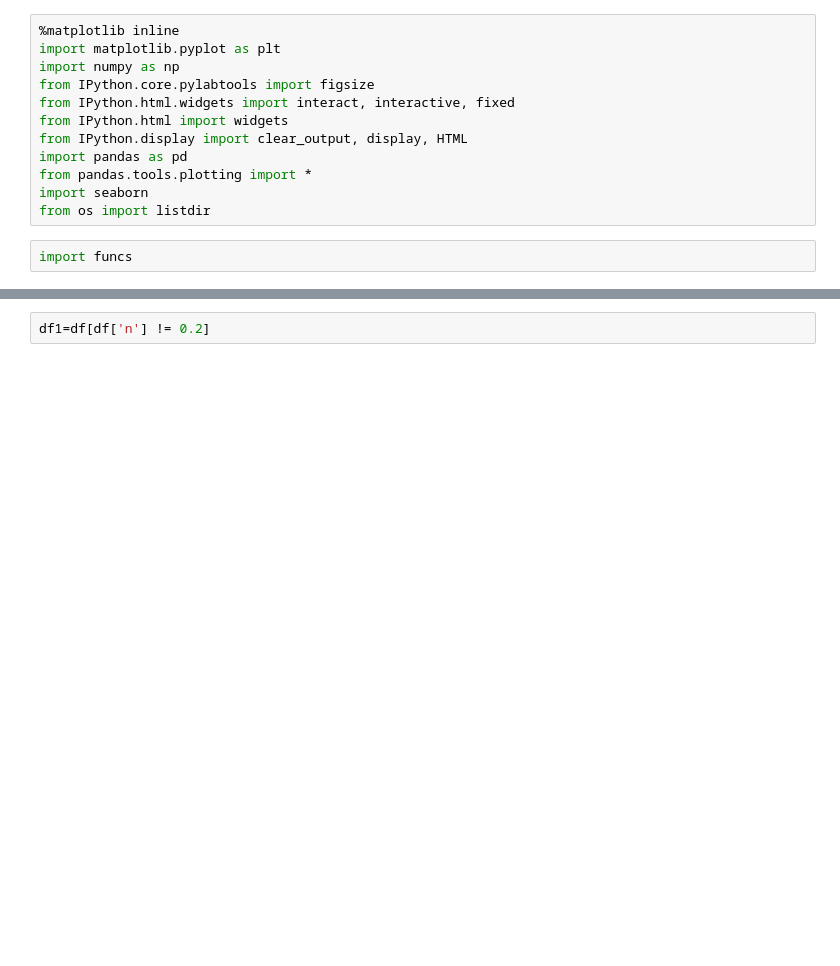
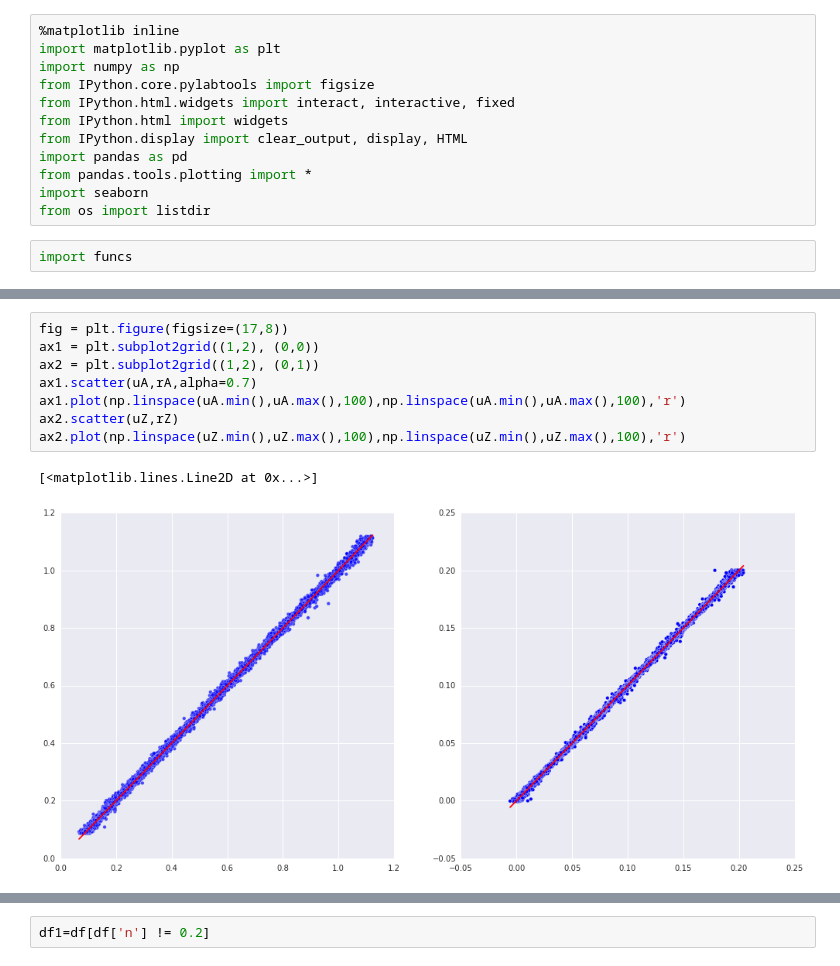
Before and after one commit to Mixpap/Gaia-Galaxy-ANN, a Jupyter notebook: Reports.ipynb, the cells around one changed output, grey strips where cells are left out. Drawn from its saved outputs; the diff is of its cells as text; blank space fills up the shorter version.

```diff
--- a/Reports.ipynb
+++ b/Reports.ipynb
@@ -43,3 +74,14 @@ df.groupby('n').count()
+# %%
+fig = plt.figure(figsize=(17,8))
+ax1 = plt.subplot2grid((1,2), (0,0))
+ax2 = plt.subplot2grid((1,2), (0,1))
+ax1.scatter(uA,rA,alpha=0.7)
+ax1.plot(np.linspace(uA.min(),uA.max(),100),np.linspace(uA.min(),uA.max(),100),'r')
+ax2.scatter(uZ,rZ)
+ax2.plot(np.linspace(uZ.min(),uZ.max(),100),np.linspace(uZ.min(),uZ.max(),100),'r')
+# %% [output]
+[<matplotlib.lines.Line2D at 0x...>]
+[figure, added]
 # %%
 df[df['n']==0.002]
 # %% [output]
```
Also changed, not shown: parts of 10 cells of this notebook, 2 other files.
